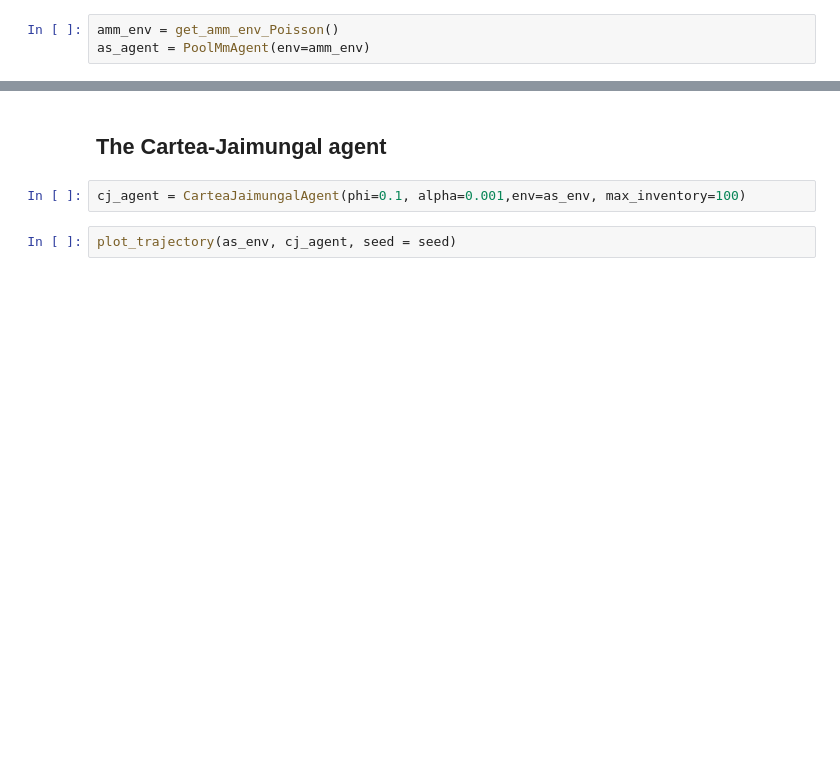
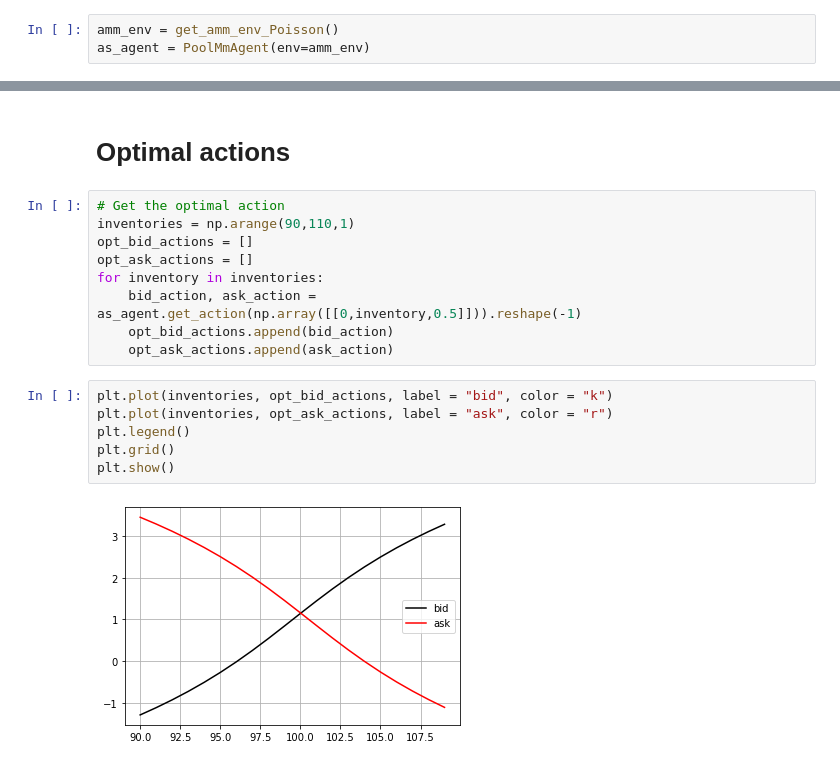
Before and after one commit to leandro-sbetancourt/amm_gym, a Jupyter notebook: notebooks/AMM agent.ipynb, the cells around one changed output, grey strips where cells are left out. Drawn from its saved outputs; the diff is of its cells as text; blank space fills up the shorter version.

```diff
--- a/notebooks/AMM agent.ipynb
+++ b/notebooks/AMM agent.ipynb
@@ -140,6 +95,19 @@ plt.show()
-# %% [markdown]
-## The Cartea-Jaimungal agent
-# %%
-cj_agent = CarteaJaimungalAgent(phi=0.1, alpha=0.001,env=as_env, max_inventory=100)
-# %%
-plot_trajectory(as_env, cj_agent, seed = seed)
+# %% [markdown]
+# Optimal actions
+# %%
+# Get the optimal action
+inventories = np.arange(90,110,1)
+opt_bid_actions = []
+opt_ask_actions = []
+for inventory in inventories:
+    bid_action, ask_action = as_agent.get_action(np.array([[0,inventory,0.5]])).reshape(-1)
+    opt_bid_actions.append(bid_action)
+    opt_ask_actions.append(ask_action)
+# %%
+plt.plot(inventories, opt_bid_actions, label = "bid", color = "k")
+plt.plot(inventories, opt_ask_actions, label = "ask", color = "r")
+plt.legend()
+plt.grid()
+plt.show()
+# %% [output]
+[figure, added]
```
Also changed, not shown: parts of 19 cells of this notebook, 1 other file.
